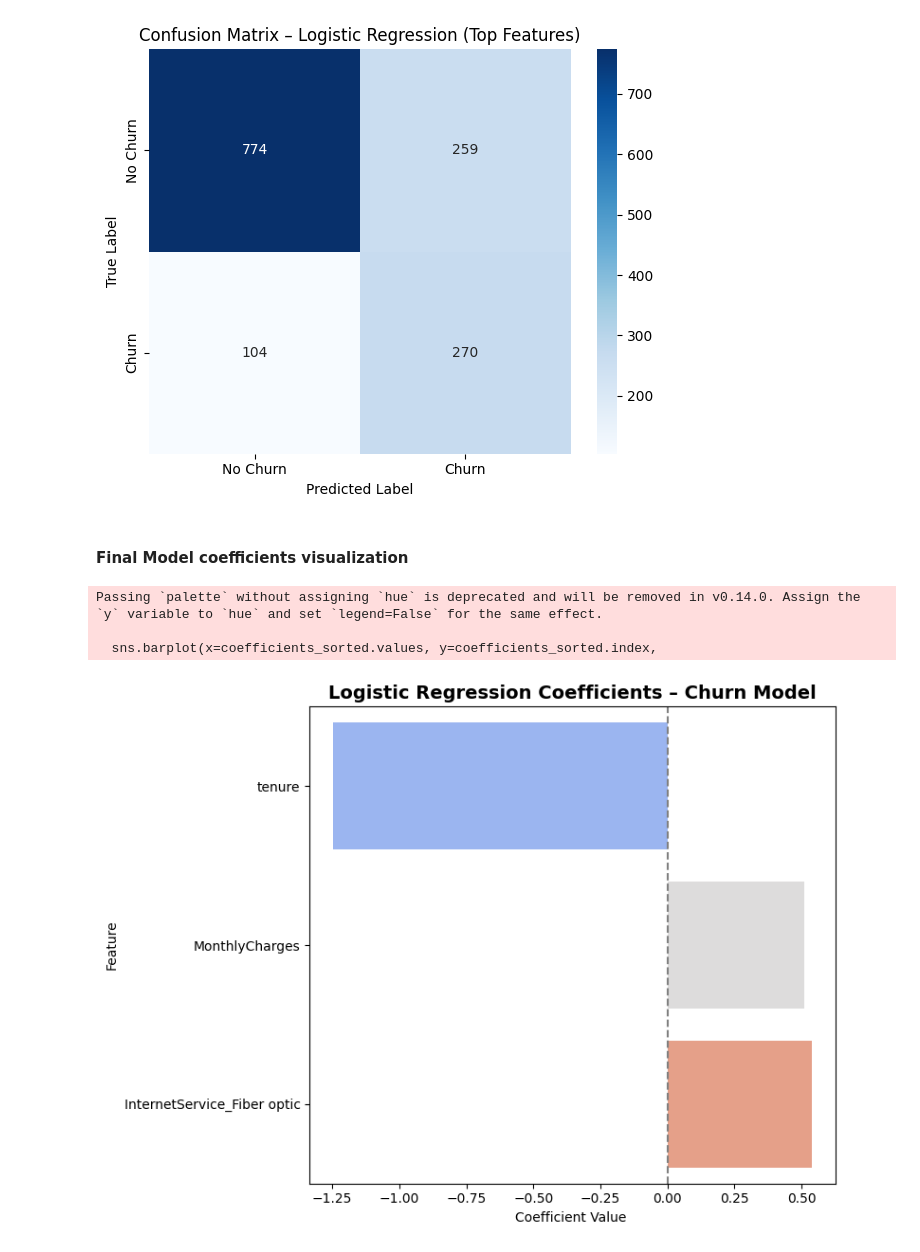
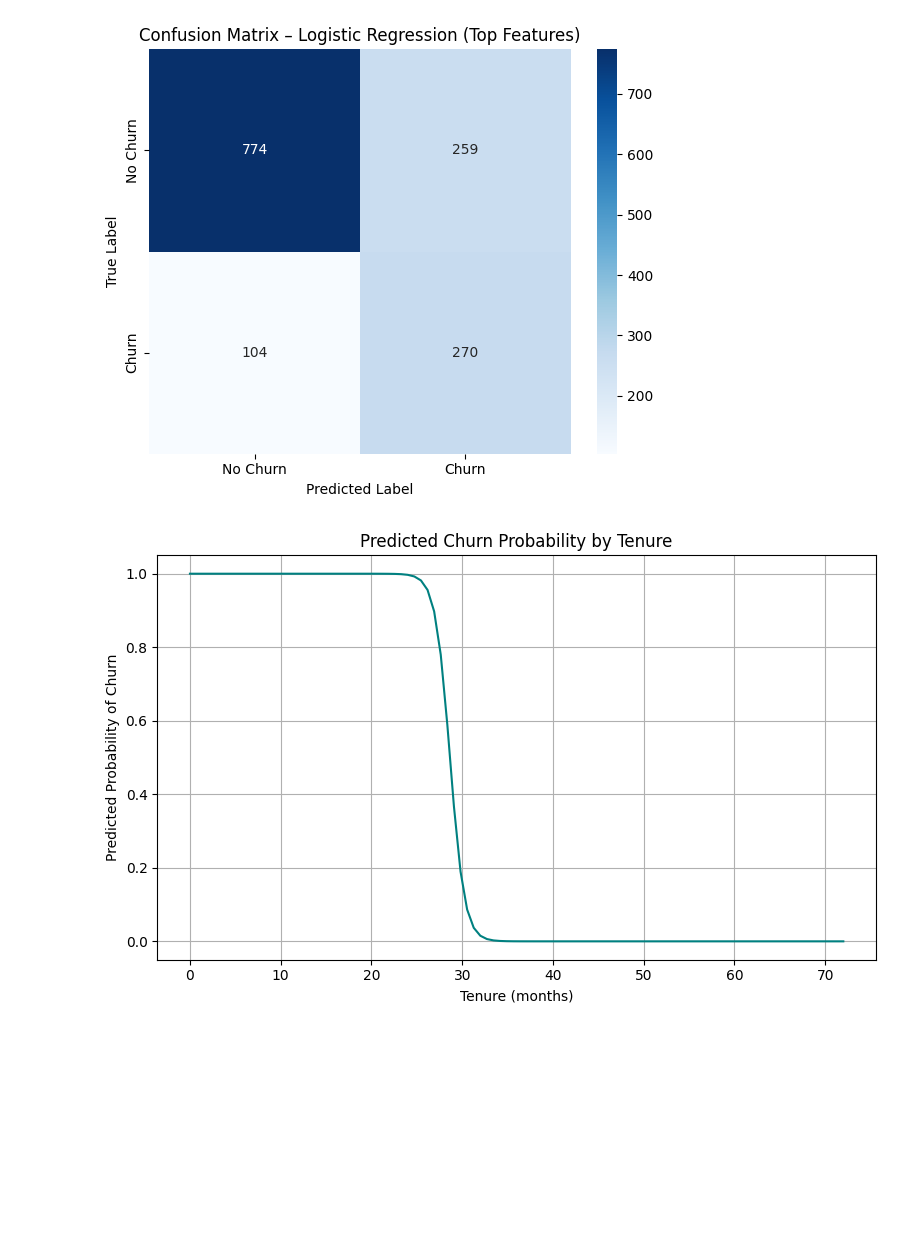
Before and after one commit to celina-ayl/data-science-project, a Jupyter notebook: predictiveModelling.ipynb, the cells around one changed output. Drawn from its saved outputs; the diff is of its cells as text; code cells hidden in the pictures; blank space fills up the shorter version.

```diff
--- a/predictiveModelling.ipynb
+++ b/predictiveModelling.ipynb
@@ -249,24 +249,50 @@ plt.tight_layout()
 plt.show()
 # %% [output]
 [figure]
-# %% [markdown]
-#### Final Model coefficients visualization
-# %%
-# Final model coefficients visualization
-coefficients = pd.Series(log_model.coef_[0], index=X_train_top.columns)
-coefficients_sorted = coefficients.sort_values()
-
-plt.figure(figsize=(8, 6))
-sns.barplot(x=coefficients_sorted.values, y=coefficients_sorted.index,
-            palette='coolwarm', orient='h')
-plt.axvline(0, color='gray', linestyle='--')
-plt.title('Logistic Regression Coefficients – Churn Model', fontsize=14, weight='bold')
-plt.xlabel('Coefficient Value ')
-plt.ylabel('Feature')
-plt.tight_layout()
-plt.show()
-# %% [output]
-Passing `palette` without assigning `hue` is deprecated and will be removed in v0.14.0. Assign the `y` variable to `hue` and set `legend=False` for the same effect.
-
-  sns.barplot(x=coefficients_sorted.values, y=coefficients_sorted.index,
-[figure, removed]
+# %%
+import numpy as np
+import pandas as pd
+import matplotlib.pyplot as plt
+
+# Get the exact list of columns expected by the model
+expected_cols = log_model.feature_names_in_
+
+# Create a DataFrame with all expected columns, filled with zeros
+X_sim = pd.DataFrame(0, index=range(100), columns=expected_cols)
+
+# Define a smooth range of tenure values
+tenure_range = np.linspace(0, 72, 100)
+X_sim['tenure'] = tenure_range
+
+# Set MonthlyCharges to a fixed value if present
+if 'MonthlyCharges' in X_sim.columns:
+    X_sim['MonthlyCharges'] = 70
+
+# Set scenario-specific values (only if they exist in the model)
+fixed_features = {
+    'Contract_Two year': 1,
+    'InternetService_Fiber optic': 1,
+    'PaymentMethod_Electronic check': 1,
+    'PaperlessBilling_Yes': 1,
+    'DeviceProtection_Yes': 1,
+    'StreamingMovies_Yes': 1,
+    'OnlineBackup_Yes': 1
+}
+for col, val in fixed_features.items():
+    if col in X_sim.columns:
+        X_sim[col] = val
+
+# Predict churn probabilities
+probs = log_model.predict_proba(X_sim)[:, 1]
+
+# Plot the logistic regression curve
+plt.figure(figsize=(8, 5))
+plt.plot(tenure_range, probs, color='teal')
+plt.title('Predicted Churn Probability by Tenure')
+plt.xlabel('Tenure (months)')
+plt.ylabel('Predicted Probability of Churn')
+plt.grid(True)
+plt.tight_layout()
+plt.show()
+# %% [output]
+[figure, added]
```
Also changed, not shown: parts of 1 cell of this notebook.
